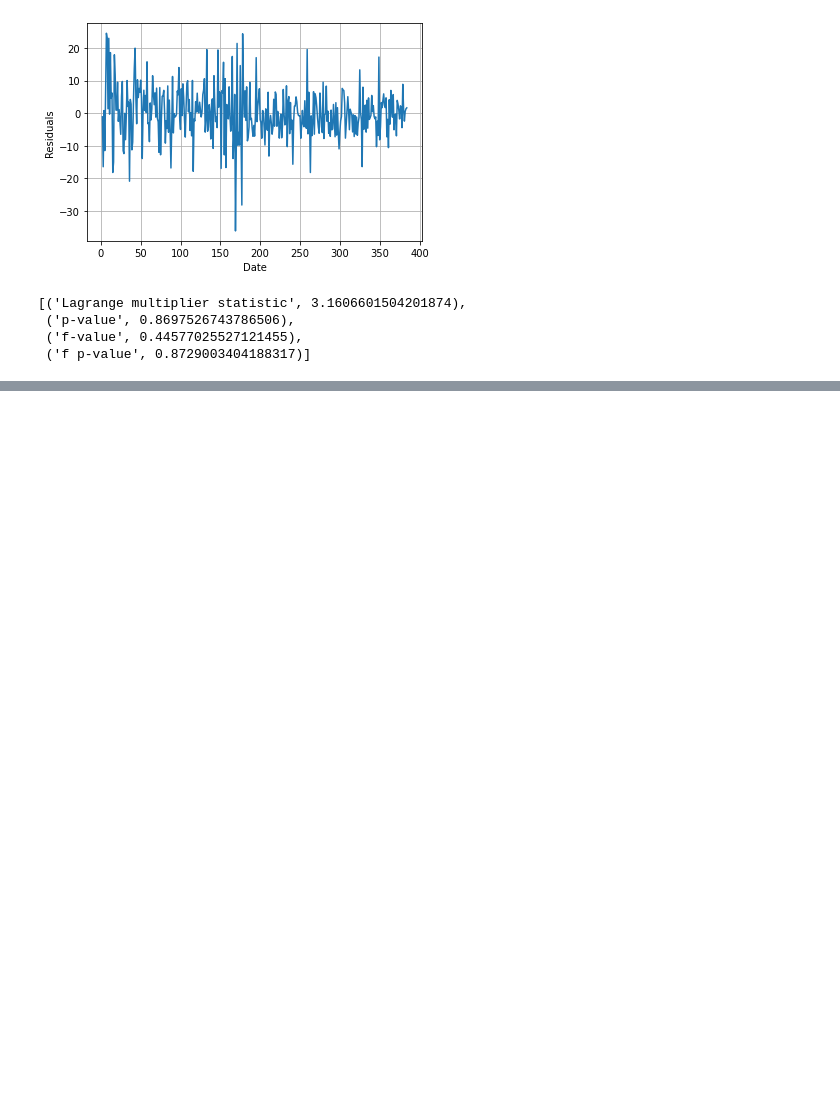
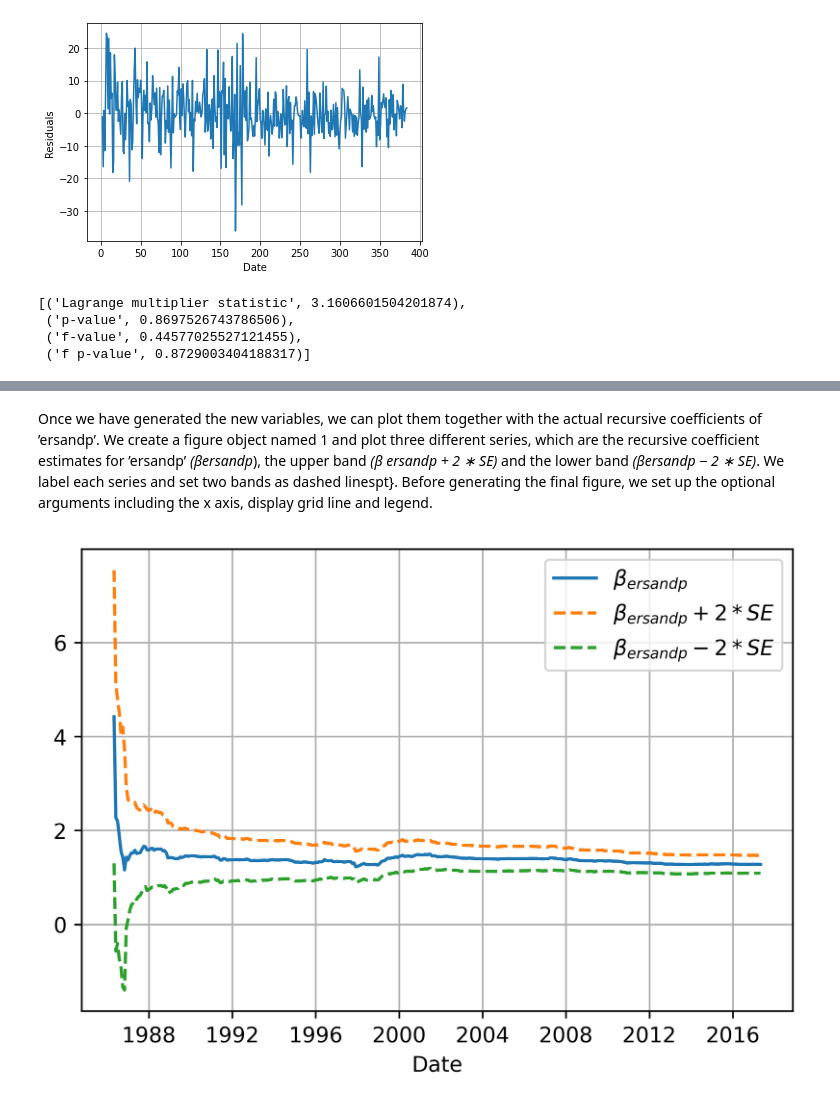
Before and after one commit to faisalnawazmir/Econometrics-ML_for_Finance, a Jupyter notebook: Diagnosis_Econometrics.ipynb, the cells around one changed output, grey strips where cells are left out. Drawn from its saved outputs; the diff is of its cells as text; code cells hidden in the pictures; blank space fills up the shorter version.

```diff
--- a/Diagnosis_Econometrics.ipynb
+++ b/Diagnosis_Econometrics.ipynb
@@ -80,0 +471,21 @@ lzip(name, test)
+# %%
+def recursive_reg(variable, i, interval):
+    '''
+    Parameters:
+    -----------
+        variable: the string literals of a variable name in regression
+                  formula.
+        i: the serial number of regression.
+        interval: the number of consective data points in initial sample
+
+    Returns:
+    -----------
+        coeff: the coefficient estimation of the variable
+        se: the standard errors of the variable
+    '''
+    formula = 'ermsoft ~ ersandp + dprod + dcredit +                      dinflation + dmoney + dspread + rterm'
+    results = smf.ols(formula, data.iloc[:i+interval]).fit()
+    coeff = results.params[variable]
+    se = results.bse[variable]
+
+    return coeff, se
@@ -80,0 +504,31 @@ lzip(name, test)
+# %%
+
+parameters = []
+for i in range(373):
+    coeff, se = recursive_reg('ersandp', i, 11)
+
+    parameters.append((coeff,se))
+
+parameters = pd.DataFrame(parameters, columns=['coeff','se'],                          index = data[:-10].index)
+
+parameters['ersandp + 2*se'] = parameters['coeff'] + 2*parameters['se']
+parameters['ersandp - 2*se'] = parameters['coeff'] - 2*parameters['se']
+# %% [markdown]
+Once we have generated the new variables, we can plot them together with the actual recursive
+coefficients of ’ersandp’. We create a figure object named 1 and plot three different series, which are
+the recursive coefficient estimates for ’ersandp’ _(βersandp_), the upper band _(β ersandp + 2 ∗ SE)_ and the
+lower band _(βersandp − 2 ∗ SE)_. We label each series and set two bands as dashed linespt}. Before
+generating the final figure, we set up the optional arguments including the x axis, display grid line
+and legend.
+# %%
+plt.figure(1, dpi=600)
+plt.plot(parameters['coeff'], label=r'$\beta_{ersandp}$')
+plt.plot(parameters['ersandp + 2*se'], label=r'$\beta_{ersandp} + 2*SE$',         linestyle='dashed')
+plt.plot(parameters['ersandp - 2*se'], label=r'$\beta_{ersandp} - 2*SE$',         linestyle='dashed')
+
+plt.xlabel('Date')
+plt.grid(True)
+plt.legend()
+plt.show()
+# %% [output]
+[figure, added]
```
Also changed, not shown: parts of 54 cells of this notebook.
